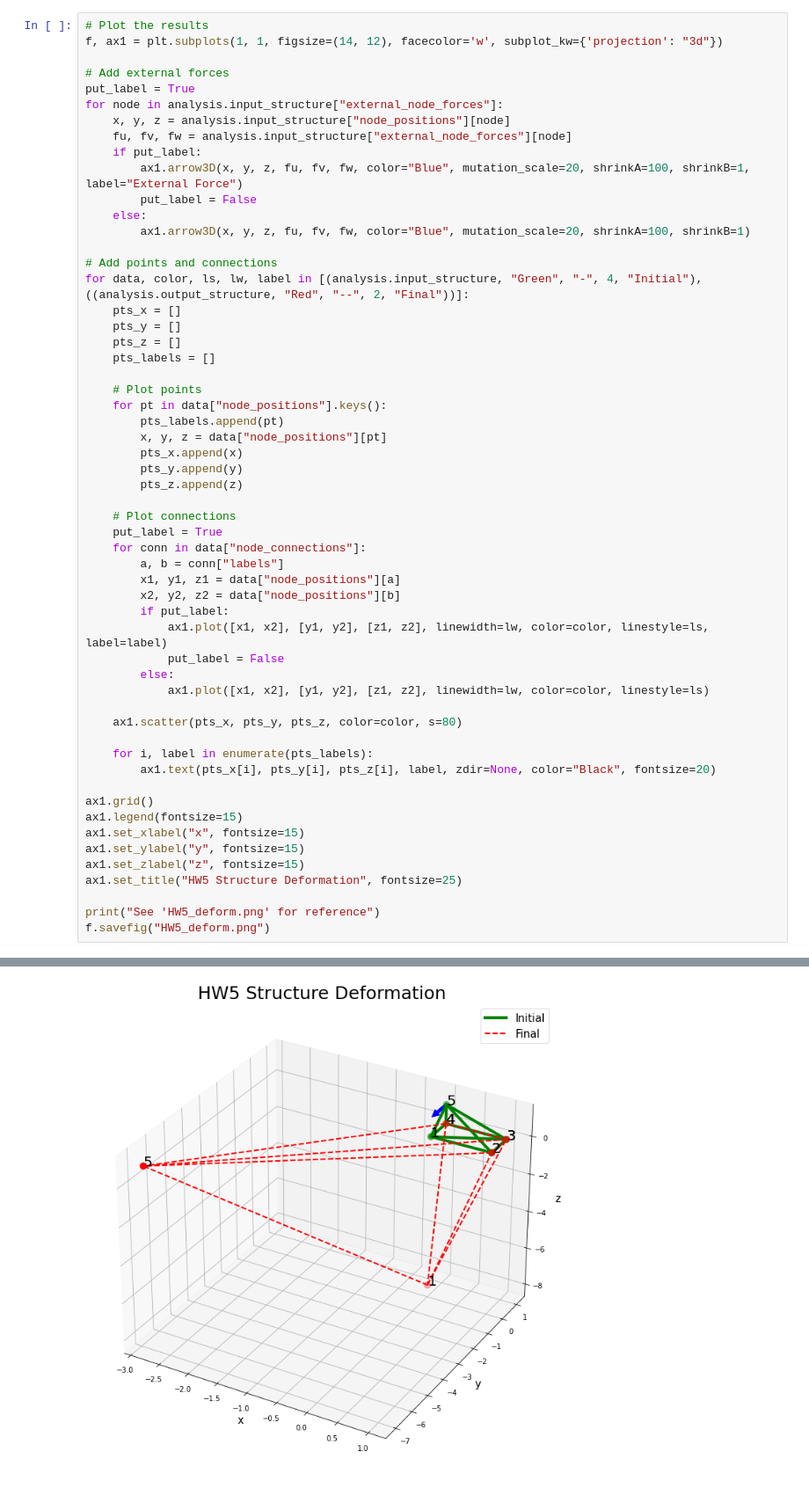
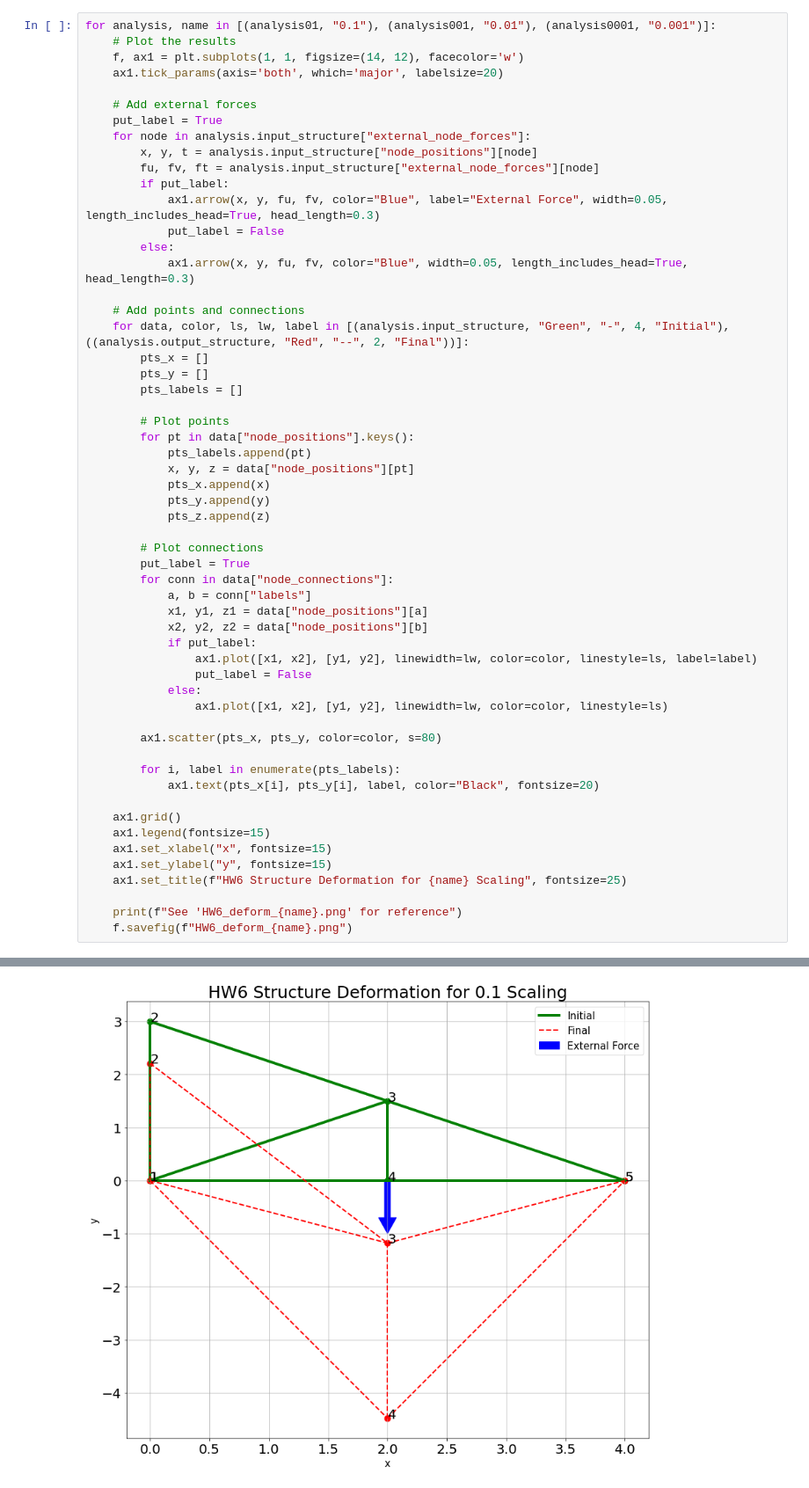
Before and after one commit to AgentOxygen/COE_Finite_Elements, a Jupyter notebook: Untitled.ipynb, the cells around one changed output, grey strips where cells are left out. Shown: that part at 88% size. Drawn from its saved outputs; the diff is of its cells as text.

Commit message:
Final project push

```diff
--- a/Untitled.ipynb
+++ b/Untitled.ipynb
@@ -464,57 +414,57 @@ setattr(Axes3D, 'arrow3D', _arrow3D)
 # %%
-# Plot the results
-f, ax1 = plt.subplots(1, 1, figsize=(14, 12), facecolor='w', subplot_kw={'projection': "3d"})
+for analysis, name in [(analysis01, "0.1"), (analysis001, "0.01"), (analysis0001, "0.001")]:
+    # Plot the results
+    f, ax1 = plt.subplots(1, 1, figsize=(14, 12), facecolor='w')
+    ax1.tick_params(axis='both', which='major', labelsize=20)
 
-# Add external forces
-put_label = True
-for node in analysis.input_structure["external_node_forces"]:
-    x, y, z = analysis.input_structure["node_positions"][node]
-    fu, fv, fw = analysis.input_structure["external_node_forces"][node]
-    if put_label:
-        ax1.arrow3D(x, y, z, fu, fv, fw, color="Blue", mutation_scale=20, shrinkA=100, shrinkB=1, label="External Force")
-        put_label = False
-    else:
-        ax1.arrow3D(x, y, z, fu, fv, fw, color="Blue", mutation_scale=20, shrinkA=100, shrinkB=1)
-
-# Add points and connections
-for data, color, ls, lw, label in [(analysis.input_structure, "Green", "-", 4, "Initial"), ((analysis.output_structure, "Red", "--", 2, "Final"))]:
-    pts_x = []
-    pts_y = []
-    pts_z = []
-    pts_labels = []
-
-    # Plot points
-    for pt in data["node_positions"].keys():
-        pts_labels.append(pt)
-        x, y, z = data["node_positions"][pt]
-        pts_x.append(x)
-        pts_y.append(y)
-        pts_z.append(z)
-
-    # Plot connections
+    # Add external forces
     put_label = True
-    for conn in data["node_connections"]:
-        a, b = conn["labels"]
-        x1, y1, z1 = data["node_positions"][a]
-        x2, y2, z2 = data["node_positions"][b]
+    for node in analysis.input_structure["external_node_forces"]:
+        x, y, t = analysis.input_structure["node_positions"][node]
+        fu, fv, ft = analysis.input_structure["external_node_forces"][node]
         if put_label:
-            ax1.plot([x1, x2], [y1, y2], [z1, z2], linewidth=lw, color=color, linestyle=ls, label=label)
+            ax1.arrow(x, y, fu, fv, color="Blue", label="External Force", width=0.05, length_includes_head=True, head_length=0.3)
             put_label = False
         else:
-            ax1.plot([x1, x2], [y1, y2], [z1, z2], linewidth=lw, color=color, linestyle=ls)
+            ax1.arrow(x, y, fu, fv, color="Blue", width=0.05, length_includes_head=True, head_length=0.3)
 
-    ax1.scatter(pts_x, pts_y, pts_z, color=color, s=80)
+    # Add points and connections
+    for data, color, ls, lw, label in [(analysis.input_structure, "Green", "-", 4, "Initial"), ((analysis.output_structure, "Red", "--", 2, "Final"))]:
+        pts_x = []
+        pts_y = []
+        pts_labels = []
 
-    for i, label in enumerate(pts_labels):
-        ax1.text(pts_x[i], pts_y[i], pts_z[i], label, zdir=None, color="Black", fontsize=20)
+        # Plot points
+        for pt in data["node_positions"].keys():
+            pts_labels.append(pt)
+            x, y, z = data["node_positions"][pt]
+            pts_x.append(x)
+            pts_y.append(y)
+            pts_z.append(z)
 
-ax1.grid()
-ax1.legend(fontsize=15)
-ax1.set_xlabel("x", fontsize=15)
-ax1.set_ylabel("y", fontsize=15)
-ax1.set_zlabel("z", fontsize=15)
-ax1.set_title("HW5 Structure Deformation", fontsize=25)
+        # Plot connections
+        put_label = True
+        for conn in data["node_connections"]:
+            a, b = conn["labels"]
+            x1, y1, z1 = data["node_positions"][a]
+            x2, y2, z2 = data["node_positions"][b]
+            if put_label:
+                ax1.plot([x1, x2], [y1, y2], linewidth=lw, color=color, linestyle=ls, label=label)
+                put_label = False
+            else:
+                ax1.plot([x1, x2], [y1, y2], linewidth=lw, color=color, linestyle=ls)
 
-print("See 'HW5_deform.png' for reference")
-f.savefig("HW5_deform.png")
+        ax1.scatter(pts_x, pts_y, color=color, s=80)
+
+        for i, label in enumerate(pts_labels):
+            ax1.text(pts_x[i], pts_y[i], label, color="Black", fontsize=20)
+
+    ax1.grid()
+    ax1.legend(fontsize=15)
+    ax1.set_xlabel("x", fontsize=15)
+    ax1.set_ylabel("y", fontsize=15)
+    ax1.set_title(f"HW6 Structure Deformation for {name} Scaling", fontsize=25)
+
+    print(f"See 'HW6_deform_{name}.png' for reference")
+    f.savefig(f"HW6_deform_{name}.png")
 # %% [output]
@@ -522 +474 @@ See 'HW5_deform.png' for reference
-[figure, old version]
+[figure, new version]
```
Also changed, not shown: parts of 8 cells of this notebook, 14 other files.
